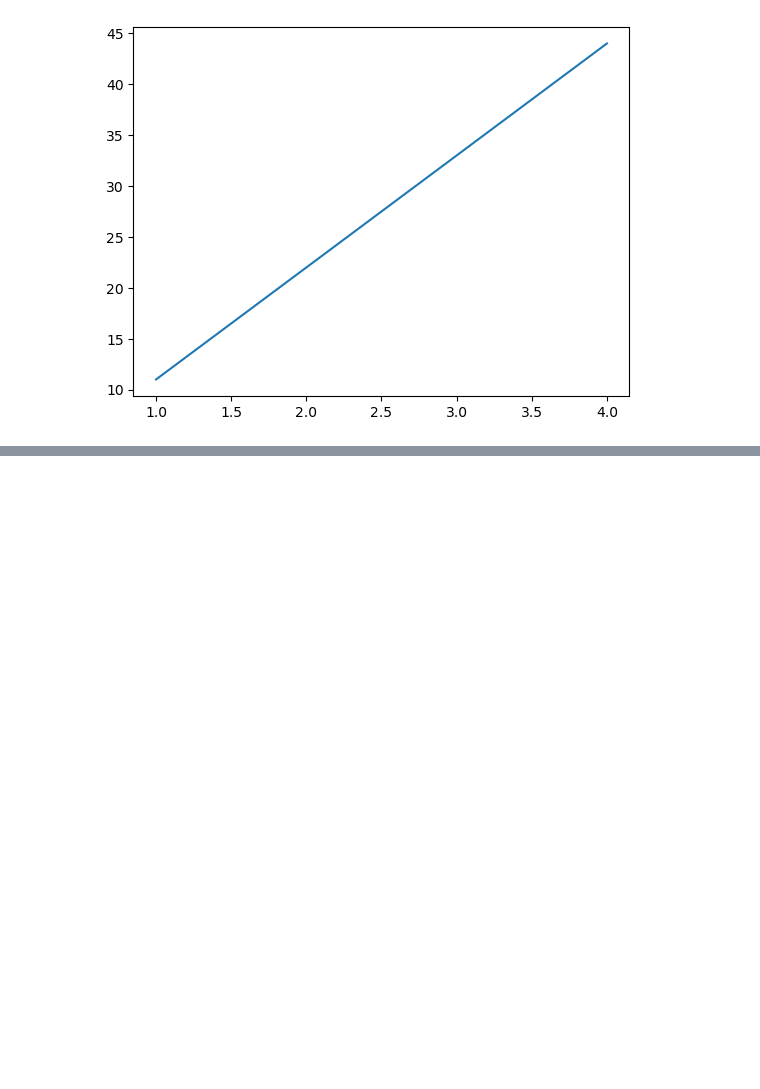
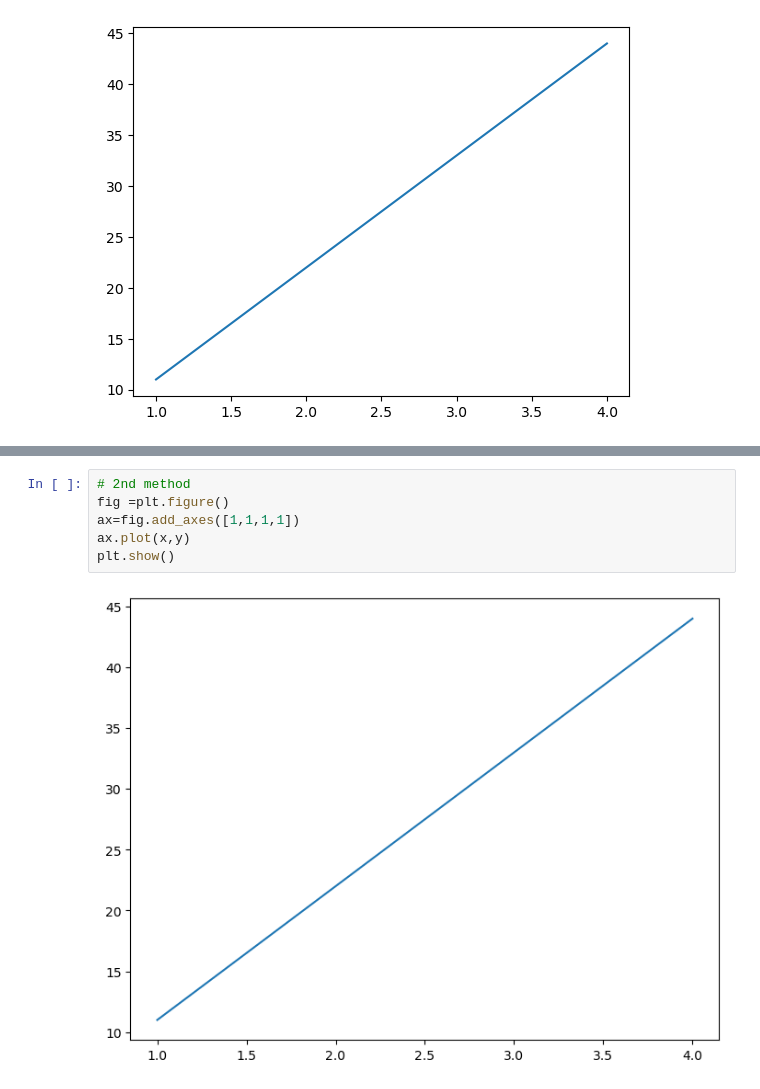
Before and after one commit to kaushikvishwakarma/AI-ML, a Jupyter notebook: Introduction to Matplotlib.ipynb, the cells around one changed output, grey strips where cells are left out. Cells and saved outputs as stored; diff of their text form; blank space fills up the shorter version.

```diff
--- a/Introduction to Matplotlib.ipynb
+++ b/Introduction to Matplotlib.ipynb
@@ -33,0 +38,8 @@ plt.plot(x,y)
+# %%
+# 2nd method
+fig =plt.figure()
+ax=fig.add_axes([1,1,1,1])
+ax.plot(x,y)
+plt.show()
+# %% [output]
+[figure, added]
```
Also changed, not shown: parts of 5 cells of this notebook, 5 other files.
